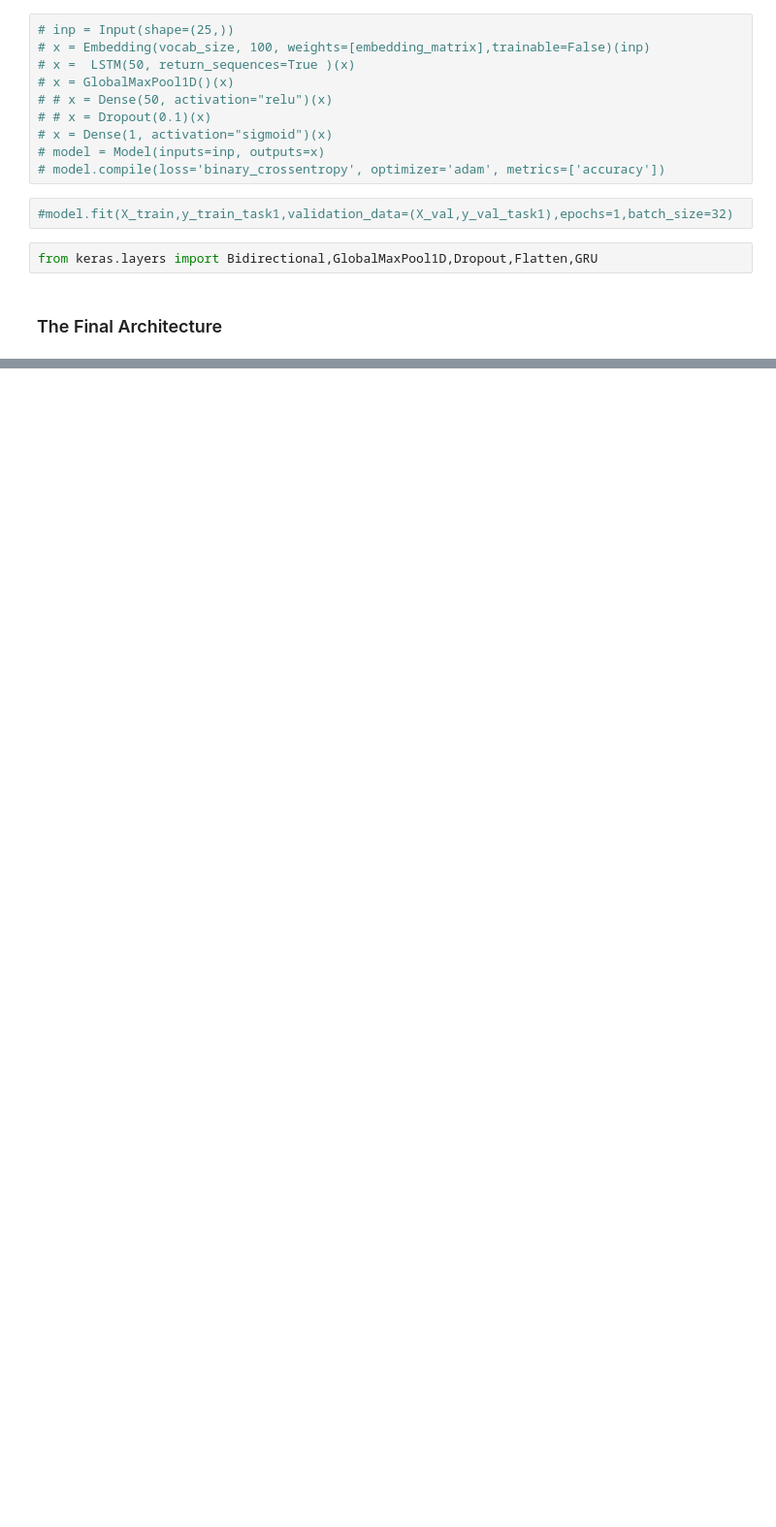
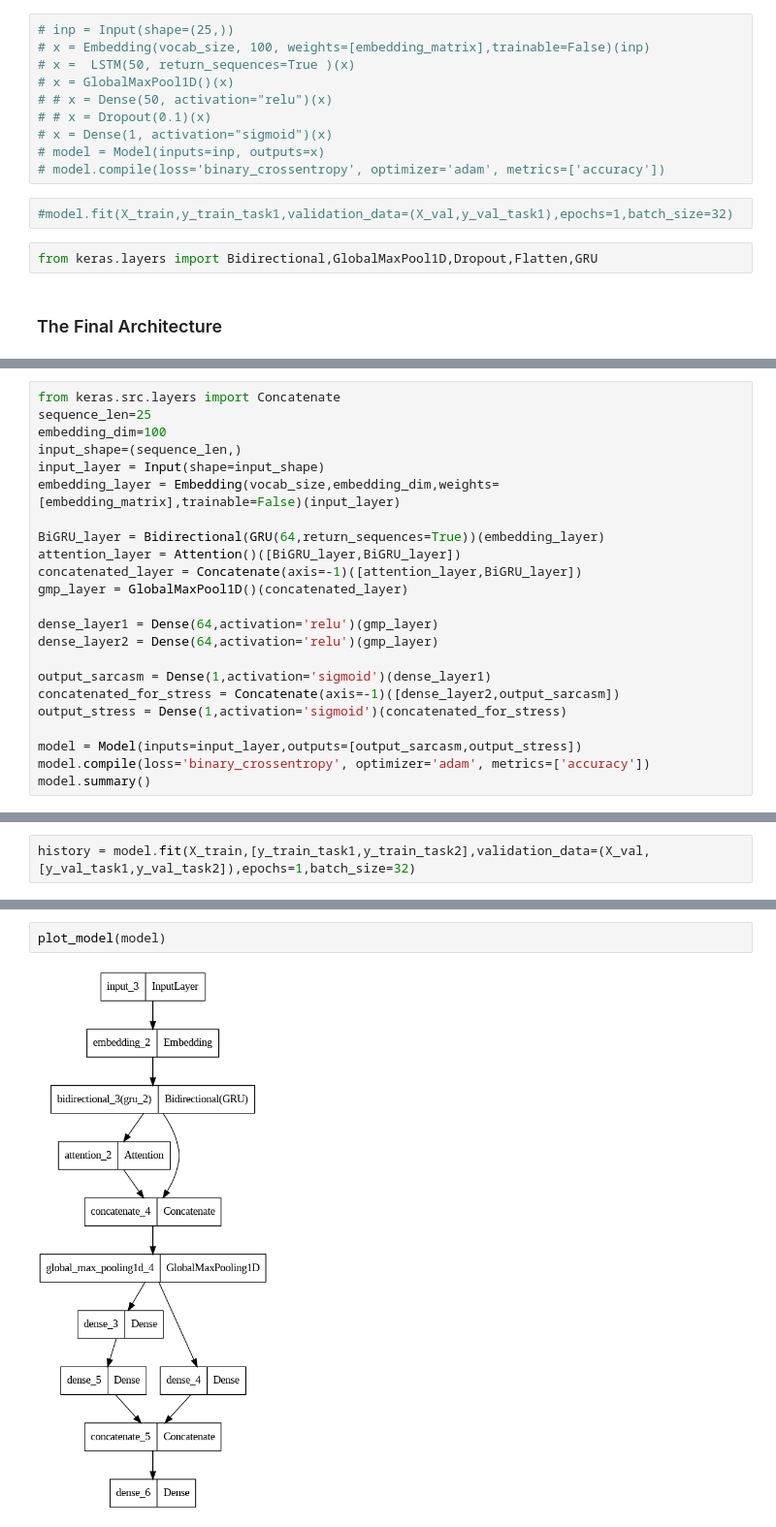
Before and after one commit to JAYANTHNITW/Detection-of-psychological-stress-through-social-media-using-deep-learning, a Jupyter notebook: Sarcasm_Stress_Multitask_Classifier_Project.ipynb, the cells around one changed output, grey strips where cells are left out. Shown at 97% size. Saved outputs shown, nothing was run; the diff lists cells and outputs as text; blank space fills up the shorter version.

```diff
--- a/Sarcasm_Stress_Multitask_Classifier_Project.ipynb
+++ b/Sarcasm_Stress_Multitask_Classifier_Project.ipynb
@@ -686,0 +726,23 @@ plot_model(model)
+# %%
+from keras.src.layers import Concatenate
+sequence_len=25
+embedding_dim=100
+input_shape=(sequence_len,)
+input_layer = Input(shape=input_shape)
+embedding_layer = Embedding(vocab_size,embedding_dim,weights=[embedding_matrix],trainable=False)(input_layer)
+
+BiGRU_layer = Bidirectional(GRU(64,return_sequences=True))(embedding_layer)
+attention_layer = Attention()([BiGRU_layer,BiGRU_layer])
+concatenated_layer = Concatenate(axis=-1)([attention_layer,BiGRU_layer])
+gmp_layer = GlobalMaxPool1D()(concatenated_layer)
+
+dense_layer1 = Dense(64,activation='relu')(gmp_layer)
+dense_layer2 = Dense(64,activation='relu')(gmp_layer)
+
+output_sarcasm = Dense(1,activation='sigmoid')(dense_layer1)
+concatenated_for_stress = Concatenate(axis=-1)([dense_layer2,output_sarcasm])
+output_stress = Dense(1,activation='sigmoid')(concatenated_for_stress)
+
+model = Model(inputs=input_layer,outputs=[output_sarcasm,output_stress])
+model.compile(loss='binary_crossentropy', optimizer='adam', metrics=['accuracy'])
+model.summary()
@@ -686,0 +767,2 @@ plot_model(model)
+# %%
+history = model.fit(X_train,[y_train_task1,y_train_task2],validation_data=(X_val,[y_val_task1,y_val_task2]),epochs=1,batch_size=32)
@@ -686,0 +786,4 @@ plot_model(model)
+# %%
+plot_model(model)
+# %% [output]
+[figure, added]
```
Also changed, not shown: parts of 25 cells of this notebook.
